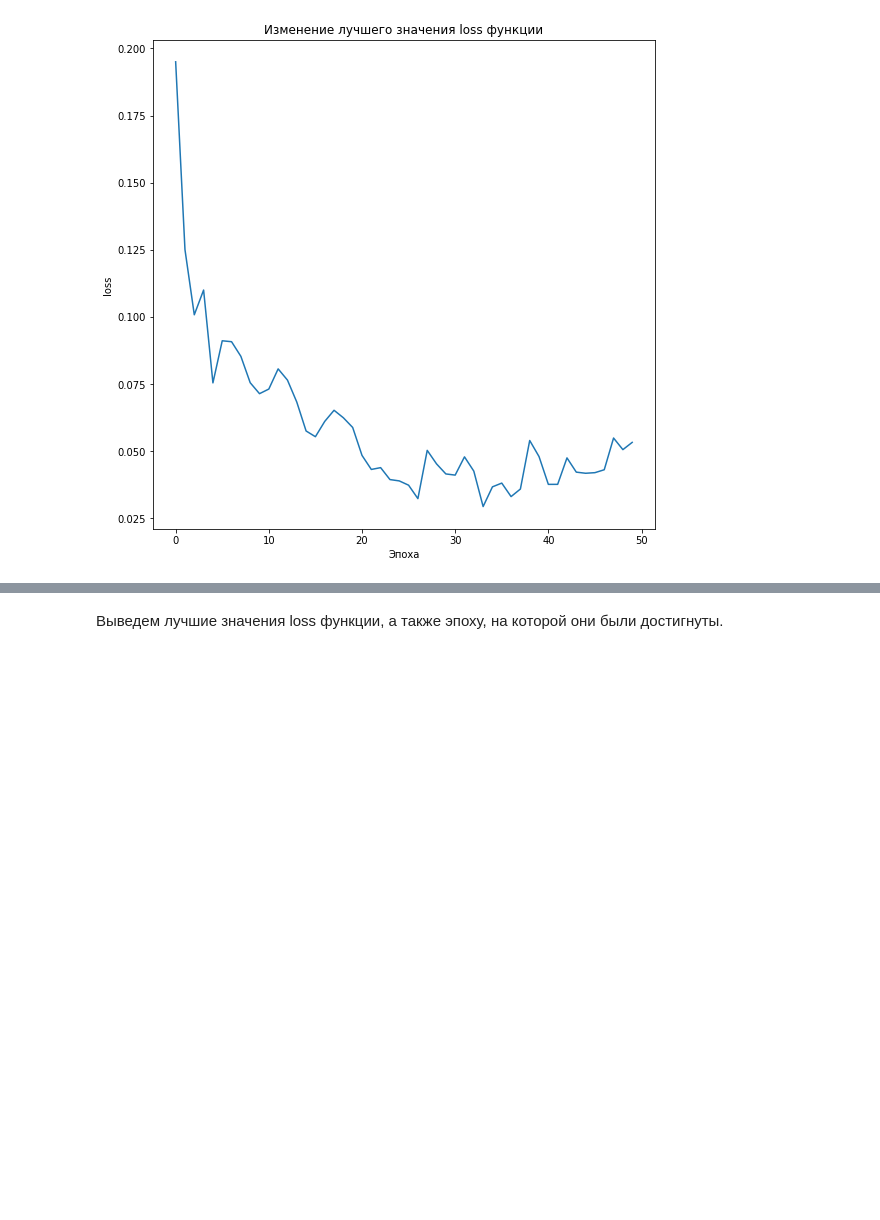
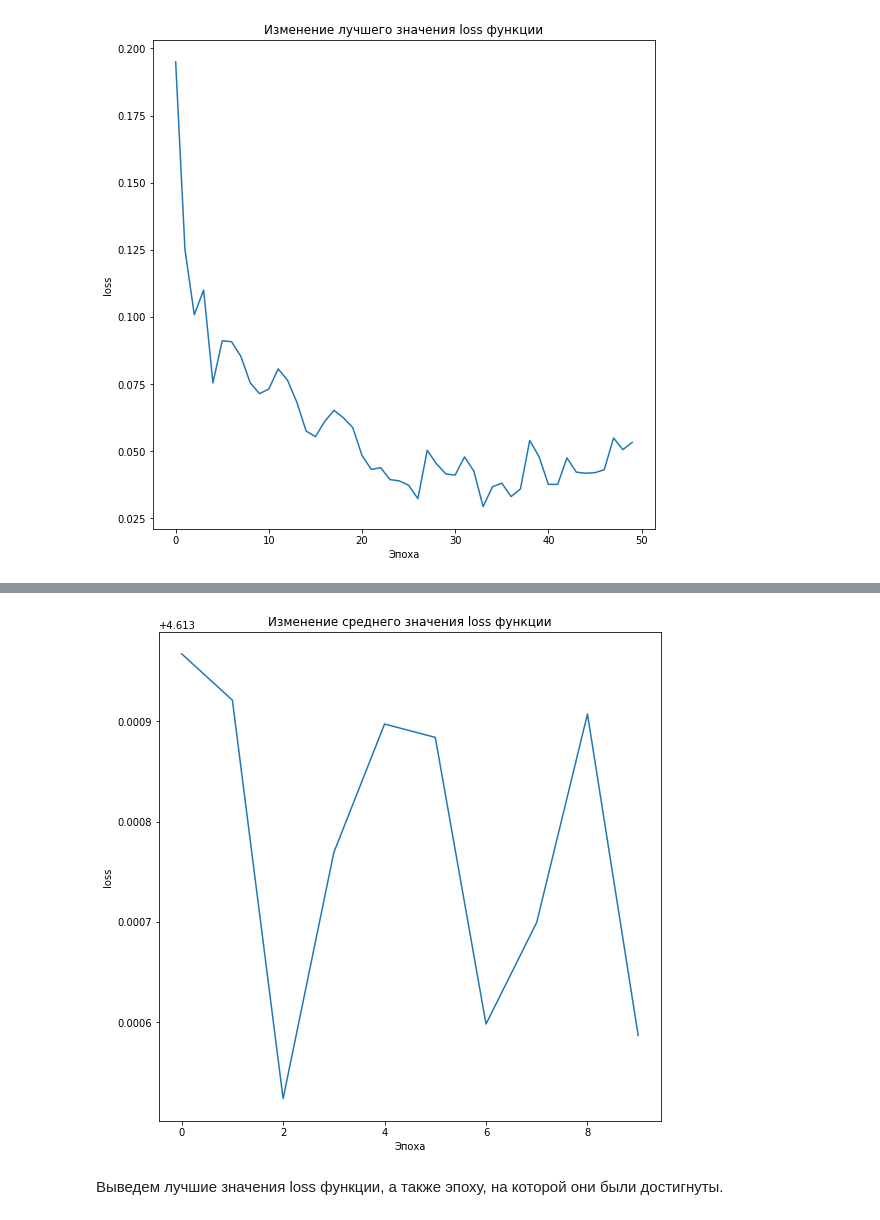
Before and after one commit to DenisKabanov/computational_linguistics_lab4, a Jupyter notebook: Lab4_1.ipynb, the cells around one changed output, grey strips where cells are left out. Saved outputs shown, nothing was run; the diff lists cells and outputs as text; code cells hidden in the pictures; blank space fills up the shorter version.

```diff
--- a/Lab4_1.ipynb
+++ b/Lab4_1.ipynb
@@ -203,7 +70,0 @@ loader = DataLoader(arxiv_dataset['summary'],
-# %%
-unique_symbols = []
-for i in range(len(arxiv_dataset['summary'])):
-    Text_Dataset = TextDataset(arxiv_dataset['summary'][i])
-    for symbol in Text_Dataset.all_symbols:
-        if symbol not in unique_symbols:
-            unique_symbols.append(symbol)
@@ -254,0 +128,8 @@ text_dataset = TextDataset(arxiv_dataset['summary'][0], symbols, chunk_len=1)
+# %%
+unique_symbols = len(symbols) # число уникальных символов во всём датасете
+n_layers = 2 # число слоёв для hidden
+hidden_size = 100 # размер скрытого слоя
+epochs = 10 # число эпох
+chunk_len = 10 # размер чанка (слайса из одного summary)
+batch_size = 2 # размер батча
+device = torch.device("cuda") # на каком девайсе будет вычисление
@@ -254,0 +301,6 @@ text_dataset = TextDataset(arxiv_dataset['summary'][0], symbols, chunk_len=1)
+# %%
+net = RNN(unique_symbols, hidden_size, unique_symbols, n_layers)
+
+net = net.to(device)
+optimizer = torch.optim.Adam(net.parameters(), lr=1e-4)
+criterion = nn.CrossEntropyLoss().to(device)
@@ -815,3 +730,12 @@ plt.show()
+# %%
+plt.figure(figsize=(9, 9))
+plt.title("Изменение среднего значения loss функции")
+plt.xlabel("Эпоха")
+plt.ylabel("loss")
+plt.plot(l_avg)
+plt.show()
+# %% [output]
+[figure, added]
 # %% [markdown]
 Выведем лучшие значения loss функции, а также эпоху, на которой они были достигнуты.
 # %%
```
Also changed, not shown: parts of 66 cells of this notebook.
